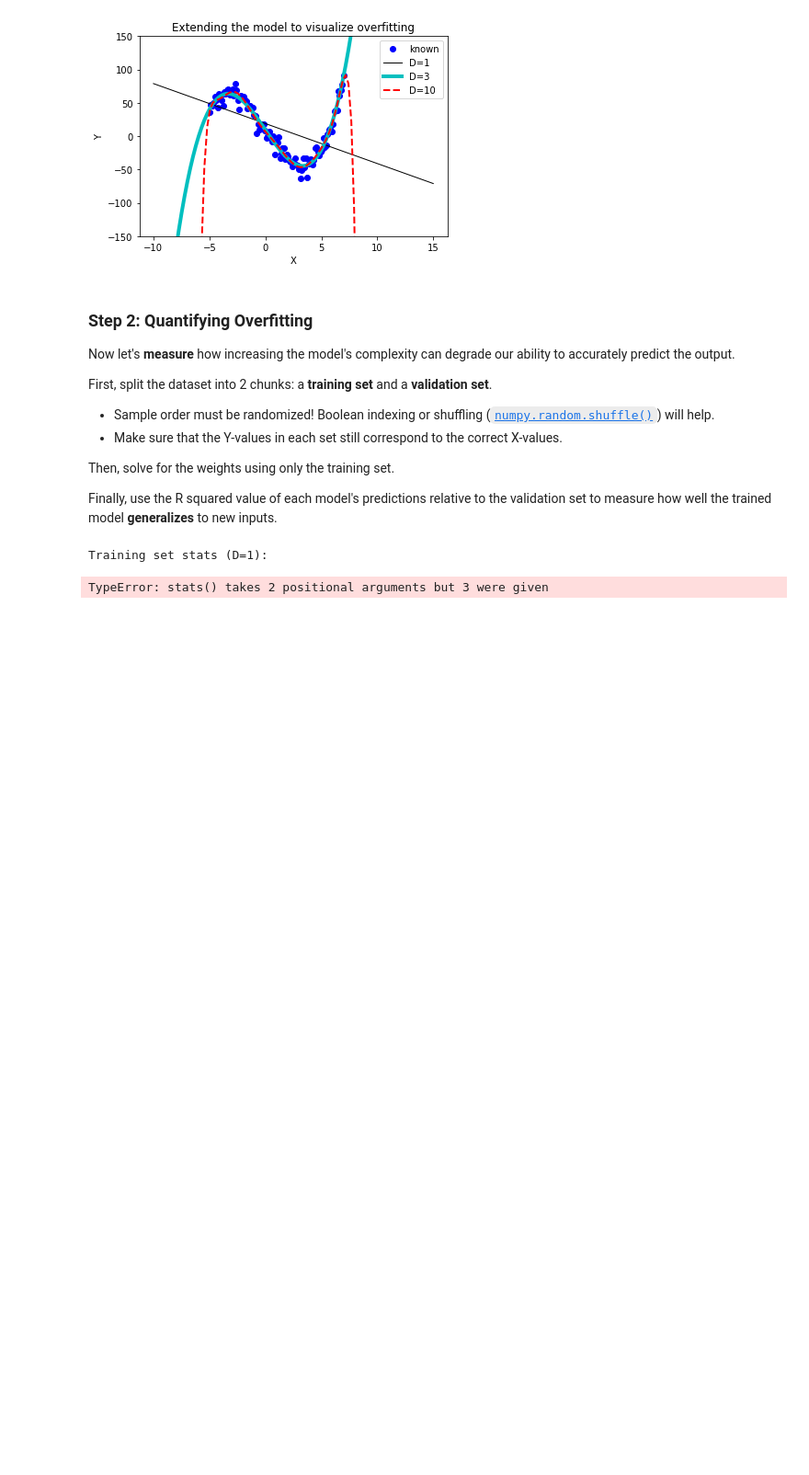
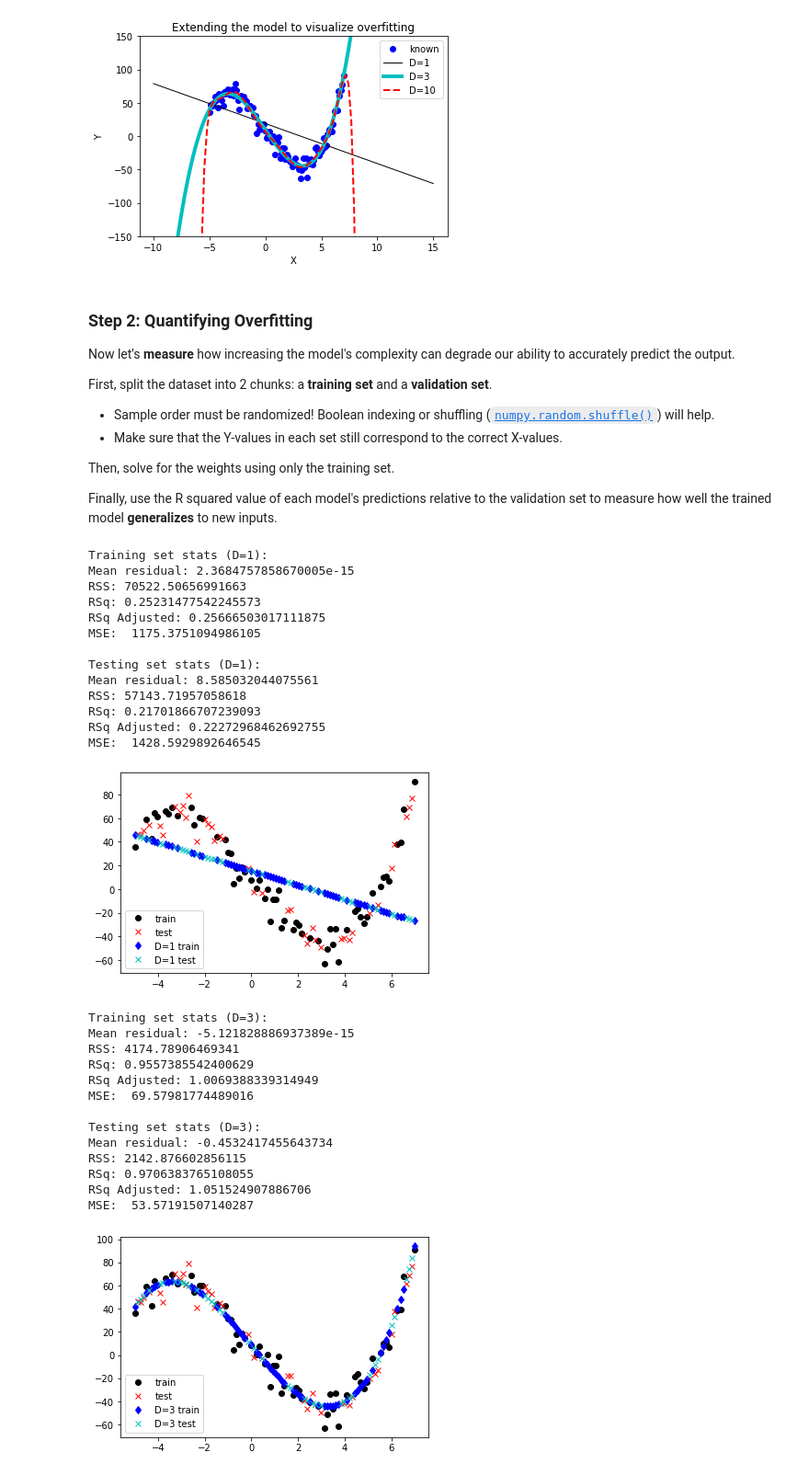
Before and after one commit to Goosur/Machine-Learning-for-Visual-Thinkers, a Jupyter notebook: Week 5/Colab/overfitting_challenge.ipynb, the cells around one changed output. Shown at 92% size. Cells and saved outputs as stored; diff of their text form; code cells hidden in the pictures; blank space fills up the shorter version.

```diff
--- a/Week 5/Colab/overfitting_challenge.ipynb
+++ b/Week 5/Colab/overfitting_challenge.ipynb
@@ -323,8 +323,25 @@ Then, solve for the weights using only the training set.
 
 Finally, use the R squared value of each model's predictions relative to the validation set to measure how well the trained model **generalizes** to new inputs.
 # %%
+# Partition dataset into training and test
+n = X_true.shape[0]
+
+# Shuffle values preserving X and Y pairs.
+XY_true = np.hstack((X_true, Y_true))
+np.random.shuffle(XY_true)
+X_shuffled = XY_true[:,0].reshape((n,1))
+Y_shuffled = XY_true[:,1].reshape((n,1))
+
+# Assign shuffled values to training and test sets.
+n_train = int( n*0.60 )
+n_test = (n - n_train)
+X_train = X_shuffled[ 0:n_train, : ]
+X_test = X_shuffled[ n_train:n, : ]
+Y_train = Y_shuffled[ 0:n_train, : ]
+Y_test = Y_shuffled[ n_train:n, : ]
+
 # Train regression model
-def stats(Y, Y_pred):
+def stats(Y, Y_pred, n, d):
     R = Y - Y_pred
     mean_r = np.mean( R )
     print("Mean residual:", mean_r)
@@ -336,14 +353,16 @@ def stats(Y, Y_pred):
     SS = np.sum((Y - mean)**2)
     RSq = 1 - RSS / SS
     print("RSq:", RSq)
+    RSq_adjusted = (RSq * (n - 1)) / (n - d - 1)
+    print("RSq Adjusted:", RSq_adjusted)
 
-    MSE = RSS / R_train.shape[0]
+    MSE = RSS / R.shape[0]
     print("MSE: ", MSE)
 
-def regression(degree=1, n_train=n_train, X_train=X_train, X_test=X_test, Y_train=Y_train, Y_test=Y_test):
+def regression(degree=1, n_train=n_train, n_test=n_test, X_train=X_train, X_test=X_test, Y_train=Y_train, Y_test=Y_test):
     '''
     Create model with training data and test it with testing data.
-    \nINPUTS: Polynomial model degree, n_train (for H_test shape), X and Y training set, X and Y testing set.
+    \nINPUTS: Polynomial model degree, n_train (for H_test shape), X and Y training set, X and     Y testing set.
     \nOUTPUTS: Returns nothing and plots regression models.
     '''
     plt.figure()
@@ -351,50 +370,60 @@ def regression(degree=1, n_train=n_train, X_train=X_train, X_test=X_test, Y_trai
     plt.plot( X_test, Y_test, 'rx', label = 'test')
 
     # Train model
     H_train = np.ones((n_train, 1))
     A_train = H_train
     for d in range(degree):
         A_train = np.hstack((X_train**(d + 1), A_train))
     W = np.linalg.inv(A_train.T @ A_train) @ A_train.T @ Y_train
     Y_pred_train = A_train @ W
     plt.plot( X_train, Y_pred_train, 'bd', label="D={0} train".format(degree))
 
     print("\nTraining set stats (D={0}):".format(degree))
-    stats(Y_train, Y_pred_train)
+    stats(Y_train, Y_pred_train, n_train, degree)
 
     # Test model
-    H_test = np.ones((n-n_train, 1))
+    H_test = np.ones((n_test, 1))
     A_test = H_test
     for d in range(degree):
         A_test = np.hstack((X_test**(d + 1), A_test))
     Y_pred_test = A_test @ W
 
     print("\nTesting set stats (D={0}):".format(degree))
-    stats(Y_test, Y_pred_test)
+    stats(Y_test, Y_pred_test, n_test, degree)
 
     plt.plot( X_test, Y_pred_test, 'cx', label="D={0} test".format(degree))
     plt.legend()
     plt.show()
 
-# Partition dataset into training and test
-n = X_true.shape[0]
-
-# Shuffle values preserving X and Y pairs.
-XY_true = np.hstack((X_true, Y_true))
-np.random.shuffle(XY_true)
-X_shuffled = XY_true[:,0].reshape((n,1))
-Y_shuffled = XY_true[:,1].reshape((n,1))
-
-# Assign shuffled values to training and test sets.
-n_train = int( n*0.60 )
-X_train = X_shuffled[ 0:n_train, : ]
-X_test = X_shuffled[ n_train:n, : ]
-Y_train = Y_shuffled[ 0:n_train, : ]
-Y_test = Y_shuffled[ n_train:n, : ]
-
 regression(1)
 regression(3)
 regression(10)
 # %% [output]
 Training set stats (D=1):
+Mean residual: 2.3684757858670005e-15
+RSS: 70522.50656991663
+RSq: 0.25231477542245573
+RSq Adjusted: 0.25666503017111875
+MSE:  1175.3751094986105
+
+Testing set stats (D=1):
+Mean residual: 8.585032044075561
+RSS: 57143.71957058618
+RSq: 0.21701866707239093
+RSq Adjusted: 0.22272968462692755
+MSE:  1428.5929892646545
+[figure, added]
-TypeError: stats() takes 2 positional arguments but 3 were given
+Training set stats (D=3):
+Mean residual: -5.121828886937389e-15
+RSS: 4174.78906469341
+RSq: 0.9557385542400629
+RSq Adjusted: 1.0069388339314949
+MSE:  69.57981774489016
+
+Testing set stats (D=3):
+Mean residual: -0.4532417455643734
+RSS: 2142.876602856115
+RSq: 0.9706383765108055
+RSq Adjusted: 1.051524907886706
+MSE:  53.57191507140287
+[figure, added]
```
Also changed, not shown: parts of 1 cell of this notebook, 1 other file.
